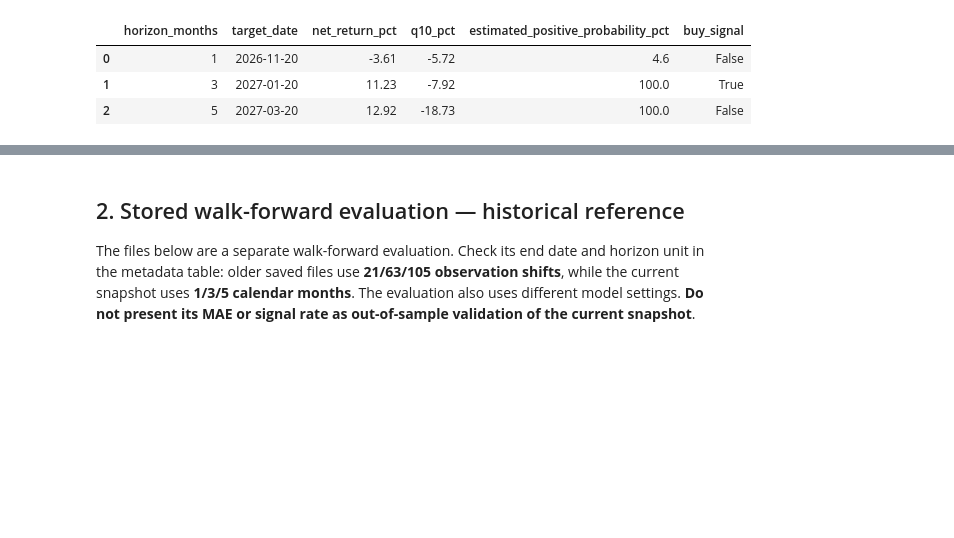
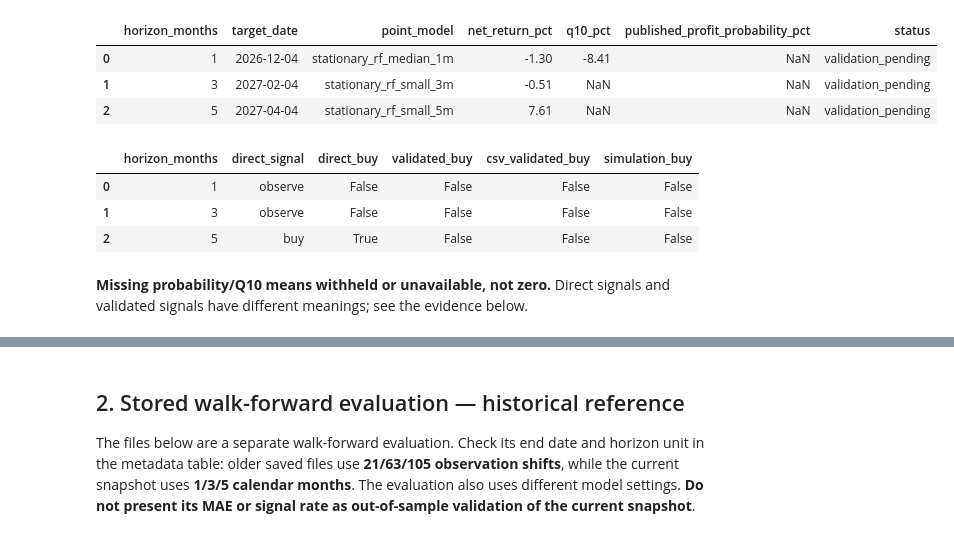
Before and after one commit to phantomexile/Gold-Market-Analysis-in-Viet-Nam, a Jupyter notebook: notebooks/01_eda_and_modeling_decision_support.ipynb, the cells around one changed output, grey strips where cells are left out. Cells and saved outputs as stored; diff of their text form; code cells hidden in the pictures; blank space fills up the shorter version.

```diff
--- a/notebooks/01_eda_and_modeling_decision_support.ipynb
+++ b/notebooks/01_eda_and_modeling_decision_support.ipynb
@@ -102,15 +136,36 @@ display(pd.DataFrame([{
-# %%
-# Hiển thị tháng lịch và ngày đáo hạn để phân biệt với độ trễ theo số quan sát.
-snapshot_view = snapshot.sort_values("horizon_months").assign(
-    horizon_months=lambda d: d["horizon_months"].astype(int),
-    net_return_pct=lambda d: (100 * d["predicted_net_return"]).round(2),
-    q10_pct=lambda d: (100 * d["q10_predicted_net_return"]).round(2),
-    estimated_positive_probability_pct=lambda d: (100 * d["prob_return_positive"]).round(1),
-)[["horizon_months", "target_date", "net_return_pct", "q10_pct", "estimated_positive_probability_pct", "buy_signal"]]
-display(snapshot_view)
-# %% [output]
-|  | horizon_months | target_date | net_return_pct | q10_pct | estimated_positive_probability_pct | buy_signal |
-| 0 | 1 | 2026-11-20 | -3.61 | -5.72 | 4.6 | False |
-| 1 | 3 | 2027-01-20 | 11.23 | -7.92 | 100.0 | True |
-| 2 | 5 | 2027-03-20 | 12.92 | -18.73 | 100.0 | False |
+# %%
+# CSV giữ lợi suất dạng tỷ lệ; bảng và dashboard dùng phần trăm (nhân 100).
+# Không điền 0 vào P(lãi)/Q10 bị chặn vì 0 mang ý nghĩa kinh tế khác dữ liệu thiếu.
+snapshot_view = snapshot.assign(
+    net_return_pct=lambda d: (100 * d["predicted_net_return"]).round(2),
+    q10_pct=lambda d: (100 * d["q10_predicted_net_return"]).round(2),
+    published_profit_probability_pct=lambda d: (100 * d["prob_return_positive"]).round(2),
+)[["horizon_months", "target_date", "point_model", "net_return_pct", "q10_pct",
+   "published_profit_probability_pct", "status"]]
+display(snapshot_view)
+
+# Lập bản đồ theo kỳ hạn thay vì dựa vào thứ tự dòng trong JSON.
+dashboard_rows = dashboard["recommendations"]["horizons"]
+dashboard_by_horizon = {int(row["horizon_months"]): row for row in dashboard_rows}
+signal_view = pd.DataFrame([{
+    "horizon_months": int(row.horizon_months),
+    "direct_signal": dashboard_by_horizon[int(row.horizon_months)]["signal"],
+    "direct_buy": parse_bool(dashboard_by_horizon[int(row.horizon_months)]["buy_signal"]),
+    "validated_buy": parse_bool(dashboard_by_horizon[int(row.horizon_months)]["validated_buy_signal"]),
+    "csv_validated_buy": row.buy_signal,
+    "simulation_buy": parse_bool(dashboard_by_horizon[int(row.horizon_months)]["simulation_buy_signal"]),
+} for row in snapshot.itertuples()])
+display(signal_view)
+display(Markdown("**Missing probability/Q10 means withheld or unavailable, not zero.** "
+                 "Direct signals and validated signals have different meanings; see the evidence below."))
+# %% [output]
+|  | horizon_months | target_date | point_model | net_return_pct | q10_pct | published_profit_probability_pct | status |
+| 0 | 1 | 2026-12-04 | stationary_rf_median_1m | -1.30 | -8.41 | NaN | validation_pending |
+| 1 | 3 | 2027-02-04 | stationary_rf_small_3m | -0.51 | NaN | NaN | validation_pending |
+| 2 | 5 | 2027-04-04 | stationary_rf_small_5m | 7.61 | NaN | NaN | validation_pending |
+|  | horizon_months | direct_signal | direct_buy | validated_buy | csv_validated_buy | simulation_buy |
+| 0 | 1 | observe | False | False | False | False |
+| 1 | 3 | observe | False | False | False | False |
+| 2 | 5 | buy | True | False | False | False |
+**Missing probability/Q10 means withheld or unavailable, not zero.** Direct signals and validated signals have different meanings; see the evidence below.
 # %%
```
Also changed, not shown: parts of 21 cells of this notebook, 31 other files.
